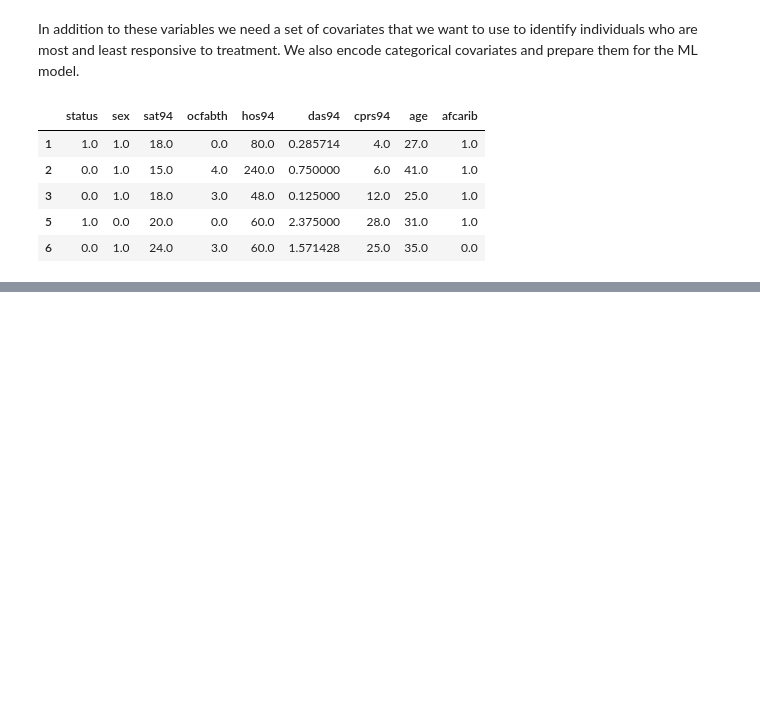
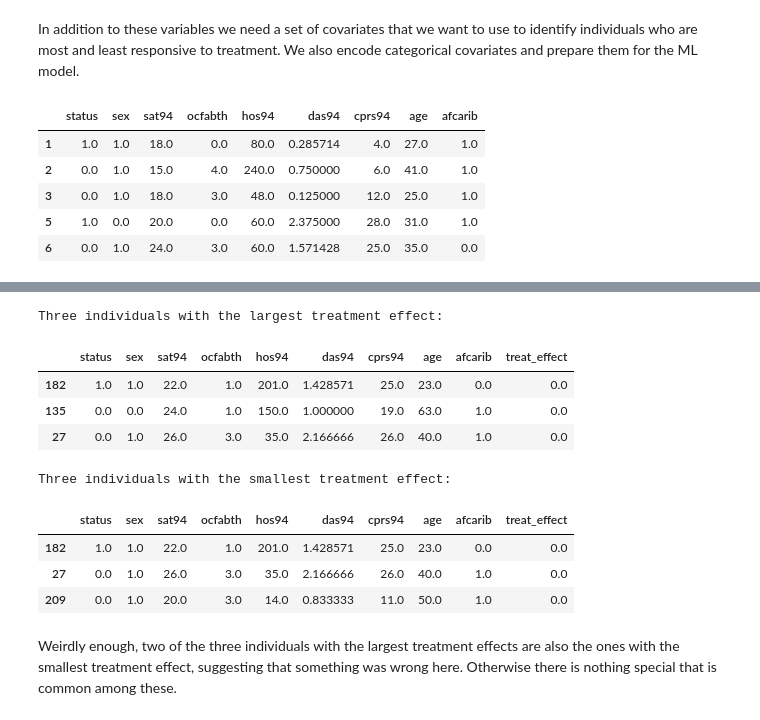
Before and after one commit to sverrirarnors/robot_judge_2022, a Jupyter notebook: homeworks/HW07.ipynb, the cells around one changed output, grey strips where cells are left out. Drawn from its saved outputs; the diff is of its cells as text; code cells hidden in the pictures; blank space fills up the shorter version.

```diff
--- a/homeworks/HW07.ipynb
+++ b/homeworks/HW07.ipynb
@@ -108,4 +107,16 @@ df_control = #TODO
 
 model_treat = keras.models.Sequential()
 model_control = keras.models.Sequential()
-#TODO
+
+layers = [
+    keras.layers.Dense(6, input_dim=9, activation="relu"),
+    keras.layers.BatchNormalization(),
+    keras.layers.Dropout(0.5),
+    keras.layers.Dense(6, activation="relu"),
+    keras.layers.BatchNormalization(),
+    keras.layers.Dropout(0.5),
+    keras.layers.Dense(1, activation="softmax")
+]
+for layer in layers:
+    model_treat.add(layer)
+    model_control.add(layer)
@@ -115,4 +123,13 @@ model_control = keras.models.Sequential()
+# %%
+# compile the models
+
+model_treat.compile(loss="mean_squared_error", optimizer="adam")
+model_control.compile(loss="mean_squared_error", optimizer="adam")
 # %%
 # fit separate models on the treatment dataset and control dataset
 # use early stopping
-#TODO
+
+early_stopping_cb = keras.callbacks.EarlyStopping(monitor="loss", patience=10, restore_best_weights=True)
+
+model_treat.fit(X_t_train, y_t_train, epochs=100, validation_data=(X_t_val, y_t_val), callbacks=[early_stopping_cb])
+model_control.fit(X_c_train, y_c_train, epochs=100, validation_data=(X_c_val, y_c_val), callbacks=[early_stopping_cb])
@@ -119,6 +155,6 @@ model_control = keras.models.Sequential()
 # %%
 ##get predicted outcomes using the combined test sets for both models
 
-test_set = Xtreat_test.append(Xcontrol_test)
-yhat_treat = ...
-yhat_control = ...
+test_set = X_t_test.append(X_c_test)
+yhat_treat = model_treat.predict(test_set)
+yhat_control = model_control.predict(test_set)
@@ -125,5 +164,20 @@ yhat_control = ...
 # %%
 ##find the three individuals in the test set that are most and least responsive to the treatment
 ##namely the three individuals for who the treatment effect is larger and those for who it is smaller
 
-test_set['treat_effect'] = ...
+test_set['treat_effect'] = yhat_treat - yhat_control
+print("Three individuals with the largest treatment effect:")
+display(test_set.sort_values(by='treat_effect', ascending=False).head(3))
+print("Three individuals with the smallest treatment effect:")
+display(test_set.sort_values(by='treat_effect', ascending=True).head(3))
+# %% [output]
+Three individuals with the largest treatment effect:
+|  | status | sex | sat94 | ocfabth | hos94 | das94 | cprs94 | age | afcarib | treat_effect |
+| 182 | 1.0 | 1.0 | 22.0 | 1.0 | 201.0 | 1.428571 | 25.0 | 23.0 | 0.0 | 0.0 |
+| 135 | 0.0 | 0.0 | 24.0 | 1.0 | 150.0 | 1.000000 | 19.0 | 63.0 | 1.0 | 0.0 |
+| 27 | 0.0 | 1.0 | 26.0 | 3.0 | 35.0 | 2.166666 | 26.0 | 40.0 | 1.0 | 0.0 |
+Three individuals with the smallest treatment effect:
+|  | status | sex | sat94 | ocfabth | hos94 | das94 | cprs94 | age | afcarib | treat_effect |
+| 182 | 1.0 | 1.0 | 22.0 | 1.0 | 201.0 | 1.428571 | 25.0 | 23.0 | 0.0 | 0.0 |
+| 27 | 0.0 | 1.0 | 26.0 | 3.0 | 35.0 | 2.166666 | 26.0 | 40.0 | 1.0 | 0.0 |
+| 209 | 0.0 | 1.0 | 20.0 | 3.0 | 14.0 | 0.833333 | 11.0 | 50.0 | 1.0 | 0.0 |
@@ -131,0 +184,2 @@ test_set['treat_effect'] = ...
+# %% [markdown]
+Weirdly enough, two of the three individuals with the largest treatment effects are also the ones with the smallest treatment effect, suggesting that something was wrong here. Otherwise there is nothing special that is common among these.
```
Also changed, not shown: parts of 7 cells of this notebook, 3 other files.
